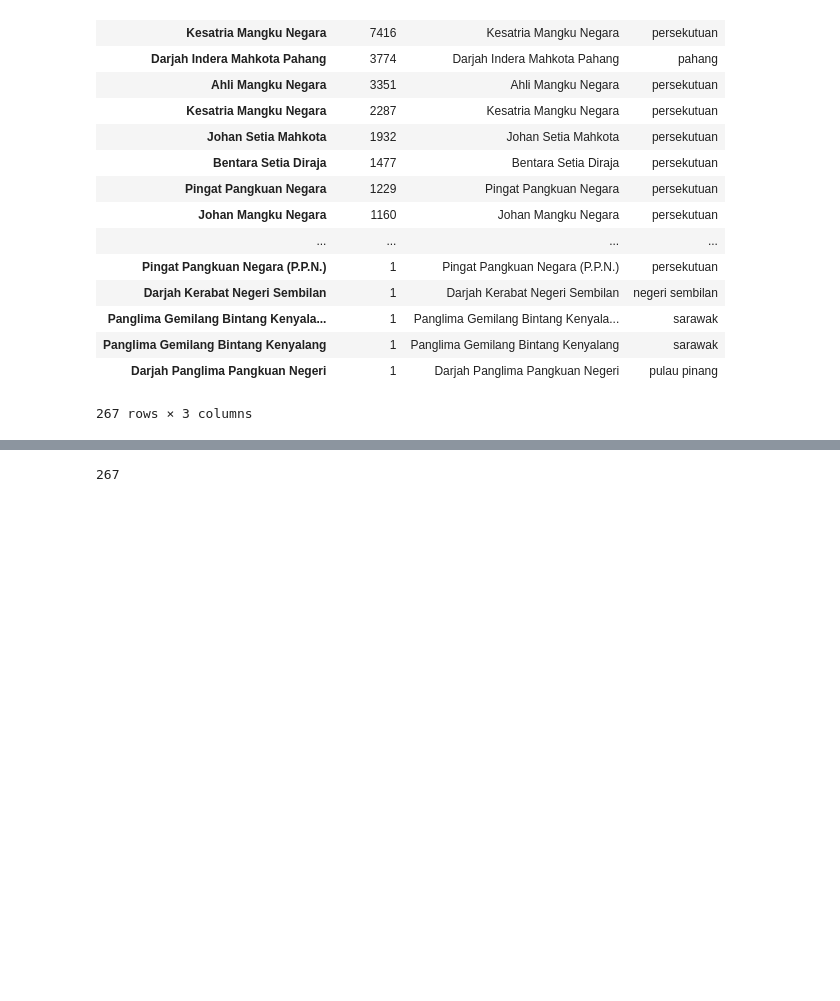
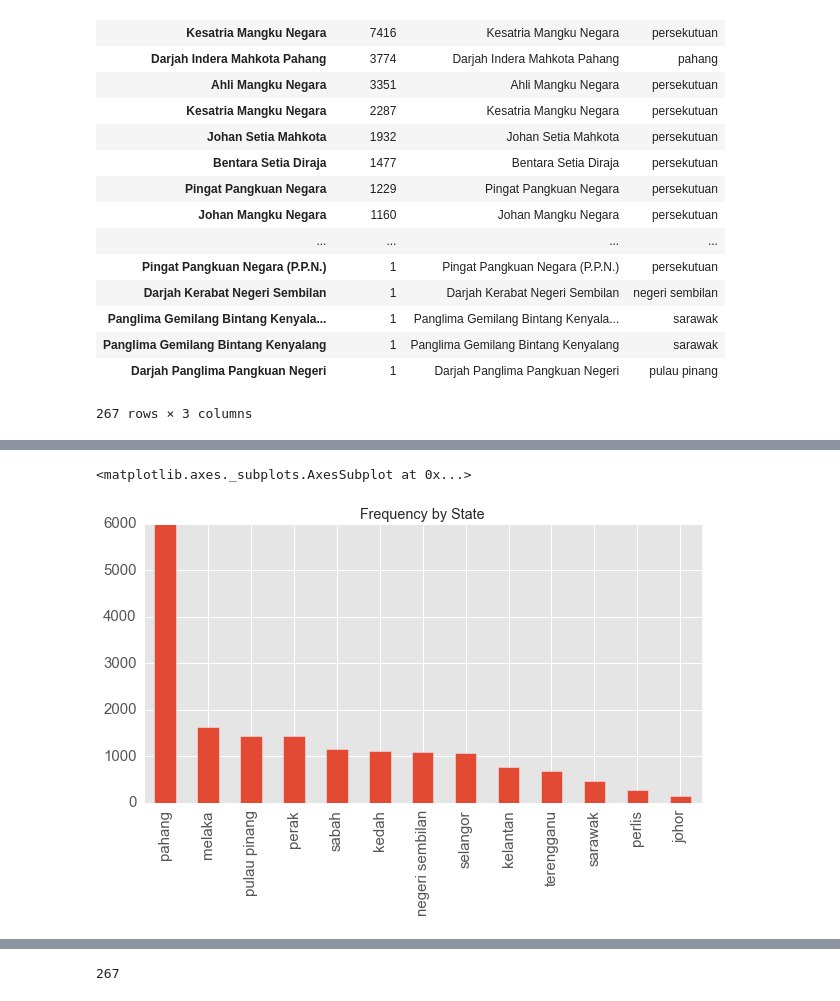
Before and after one commit to amirothman/darjah_kebesaran, a Jupyter notebook: datuk_dan_datin.ipynb, the cells around one changed output, grey strips where cells are left out. Cells and saved outputs as stored; diff of their text form; code cells hidden in the pictures; blank space fills up the shorter version.

```diff
--- a/datuk_dan_datin.ipynb
+++ b/datuk_dan_datin.ipynb
@@ -214 +227,7 @@ _g = df.groupby(["nama_negeri"])
+# %%
+negeri_sahaja = df[df.nama_negeri != "persekutuan"]
+negeri_sahaja.nama_negeri.value_counts().plot(kind="bar",figsize=(10,5),title="Frequency by State")
+# %% [output]
+<matplotlib.axes._subplots.AxesSubplot at 0x...>
+[figure, added]
 # %%
```
Also changed, not shown: parts of 10 cells of this notebook, 4 other files.
